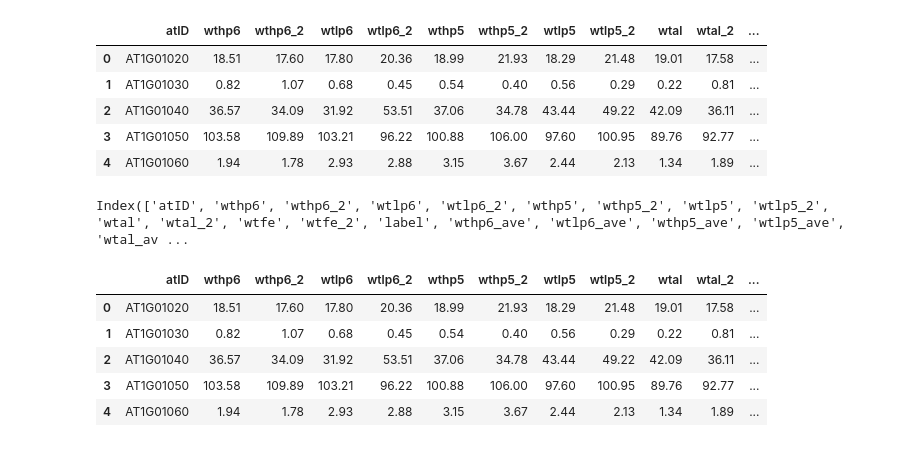
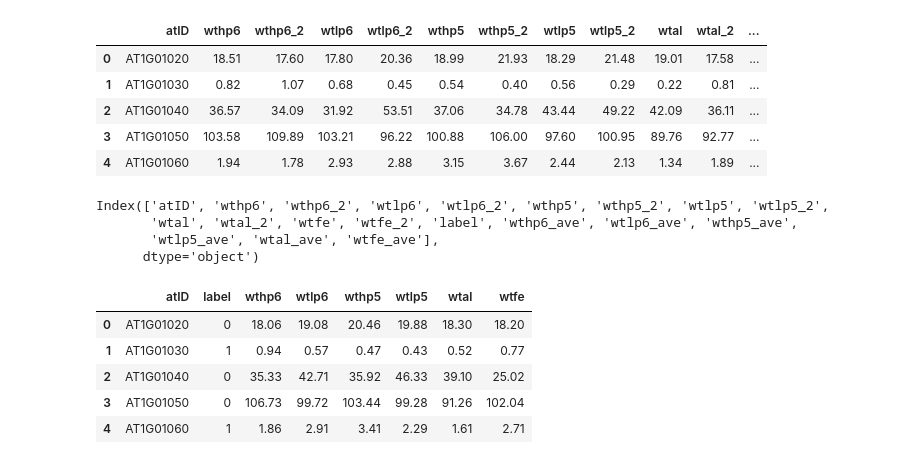
Before and after one commit to chaupmcs/plant_project, a Jupyter notebook: plant_model-UP_DOWN_NOCHANGE.ipynb, the cells around one changed output. Drawn from its saved outputs; the diff is of its cells as text; code cells hidden in the pictures.

```diff
--- a/plant_model-UP_DOWN_NOCHANGE.ipynb
+++ b/plant_model-UP_DOWN_NOCHANGE.ipynb
@@ -10,9 +10,9 @@ from imblearn.over_sampling import SMOTE
 from IPython.core.display import display, HTML
 display(HTML("<style>.container { width:75% !important; }</style>"))
 
-pd.set_option('display.max_rows', 500)
+pd.set_option('display.max_rows', 5000)
 pd.set_option('display.max_columns', 500)
-pd.set_option('display.width', 1000)
+pd.set_option('display.width', 100)
 pd.set_option('display.max_colwidth', 199)
 
 from datetime import datetime
@@ -99,20 +99,28 @@ df.head()
 | 4 | AT1G01060 | 1.94 | 1.78 | 2.93 | 2.88 | 3.15 | 3.67 | 2.44 | 2.13 | 1.34 | 1.89 | ... |
 # %%
 wt_cols = ['wthp6', 'wtlp6',  'wthp5',  'wtlp5',  'wtal',  'wtfe']
-wt_AVE_cols = [c + "_ave" for c in wt_cols]
-wt_new_cols = wt_AVE_cols[1:]
+wt_conditioned_cols = wt_cols[1:]
+base_col= wt_cols[0]
+wt_BIT_cols = [c+"_BIT" for c in wt_conditioned_cols]
+
 for c in wt_cols:
     df[c + "_ave"] = (df[c] + df[c + "_2"]) / 2
 
 df.columns
 # %% [output]
-Index(['atID', 'wthp6', 'wthp6_2', 'wtlp6', 'wtlp6_2', 'wthp5', 'wthp5_2', 'wtlp5', 'wtlp5_2', 'wtal', 'wtal_2', 'wtfe', 'wtfe_2', 'label', 'wthp6_ave', 'wtlp6_ave', 'wthp5_ave', 'wtlp5_ave', 'wtal_av ...
+Index(['atID', 'wthp6', 'wthp6_2', 'wtlp6', 'wtlp6_2', 'wthp5', 'wthp5_2', 'wtlp5', 'wtlp5_2',
+       'wtal', 'wtal_2', 'wtfe', 'wtfe_2', 'label', 'wthp6_ave', 'wtlp6_ave', 'wthp5_ave',
+       'wtlp5_ave', 'wtal_ave', 'wtfe_ave'],
+      dtype='object')
+# %%
+data_df = df[['atID', 'label', 'wthp6_ave', 'wtlp6_ave', 'wthp5_ave', 'wtlp5_ave', 'wtal_ave', 'wtfe_ave']]
+data_df.columns = ['atID', 'label', 'wthp6', 'wtlp6', 'wthp5', 'wtlp5', 'wtal', 'wtfe']
 # %%
-df.head()
+data_df.head()
 # %% [output]
-|  | atID | wthp6 | wthp6_2 | wtlp6 | wtlp6_2 | wthp5 | wthp5_2 | wtlp5 | wtlp5_2 | wtal | wtal_2 | ... |
-| 0 | AT1G01020 | 18.51 | 17.60 | 17.80 | 20.36 | 18.99 | 21.93 | 18.29 | 21.48 | 19.01 | 17.58 | ... |
-| 1 | AT1G01030 | 0.82 | 1.07 | 0.68 | 0.45 | 0.54 | 0.40 | 0.56 | 0.29 | 0.22 | 0.81 | ... |
-| 2 | AT1G01040 | 36.57 | 34.09 | 31.92 | 53.51 | 37.06 | 34.78 | 43.44 | 49.22 | 42.09 | 36.11 | ... |
-| 3 | AT1G01050 | 103.58 | 109.89 | 103.21 | 96.22 | 100.88 | 106.00 | 97.60 | 100.95 | 89.76 | 92.77 | ... |
-| 4 | AT1G01060 | 1.94 | 1.78 | 2.93 | 2.88 | 3.15 | 3.67 | 2.44 | 2.13 | 1.34 | 1.89 | ... |
+|  | atID | label | wthp6 | wtlp6 | wthp5 | wtlp5 | wtal | wtfe |
+| 0 | AT1G01020 | 0 | 18.06 | 19.08 | 20.46 | 19.88 | 18.30 | 18.20 |
+| 1 | AT1G01030 | 1 | 0.94 | 0.57 | 0.47 | 0.43 | 0.52 | 0.77 |
+| 2 | AT1G01040 | 0 | 35.33 | 42.71 | 35.92 | 46.33 | 39.10 | 25.02 |
+| 3 | AT1G01050 | 0 | 106.73 | 99.72 | 103.44 | 99.28 | 91.26 | 102.04 |
+| 4 | AT1G01060 | 1 | 1.86 | 2.91 | 3.41 | 2.29 | 1.61 | 2.71 |
```
Also changed, not shown: parts of 17 cells of this notebook.
